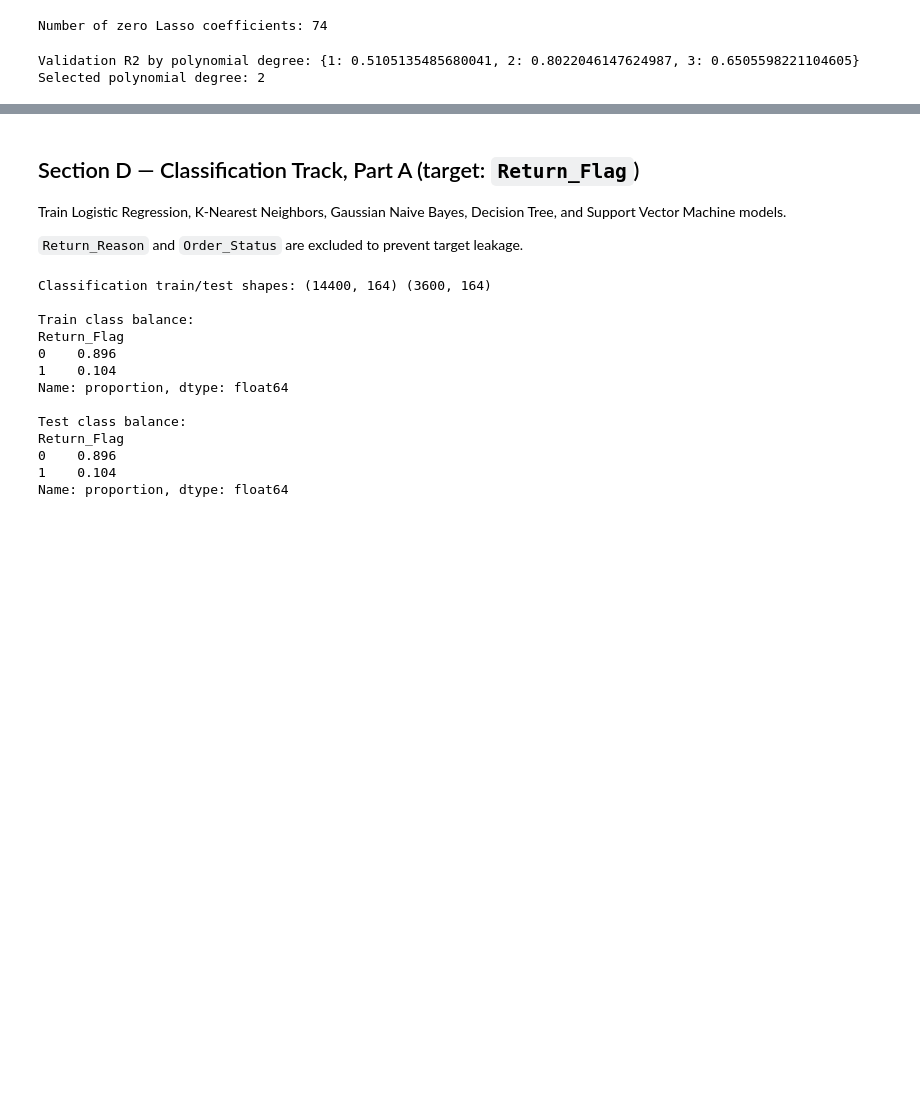
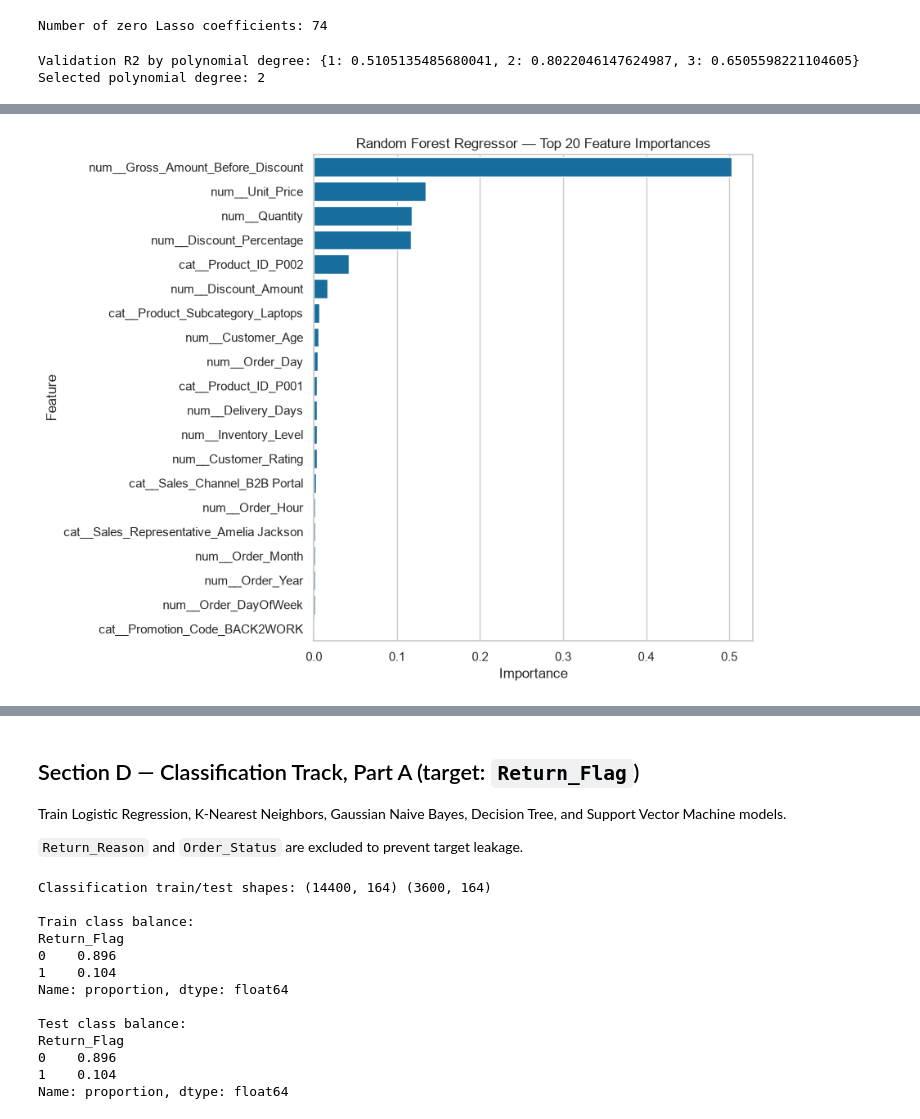
Before and after one commit to Ramjith821/RetailSalestest, a Jupyter notebook: Retail_store.ipynb, the cells around one changed output, grey strips where cells are left out. Saved outputs shown, nothing was run; the diff lists cells and outputs as text; code cells hidden in the pictures; blank space fills up the shorter version.

```diff
--- a/Retail_store.ipynb
+++ b/Retail_store.ipynb
@@ -685,0 +743,27 @@ fitted_models["KNN Regressor"] = m
+# %%
+# Tune Random Forest Regressor
+rf_grid = GridSearchCV(
+    estimator=RandomForestRegressor(random_state=RANDOM_STATE, n_jobs=-1),
+    param_grid={
+        "n_estimators": [100, 200],
+        "max_depth": [8, 12]
+    },
+    cv=3,
+    scoring="r2",
+    n_jobs=-1
+)
+rf_grid.fit(Xr_train_p, yr_train)
+
+rf_tuned_preds = rf_grid.predict(Xr_test_p)
+rf_tuned_r2 = r2_score(yr_test, rf_tuned_preds)
+
+baseline_rf_r2 = reg_results_df.loc[
+    reg_results_df["Model"] == "Random Forest Regressor", "R2"
+].iloc[0]
+
+print("Best Random Forest parameters:", rf_grid.best_params_)
+print(f"Baseline Random Forest R2: {baseline_rf_r2:.4f}")
+print(f"Tuned Random Forest R2:    {rf_tuned_r2:.4f}")
+print(f"Improvement:               {rf_tuned_r2 - baseline_rf_r2:+.4f}")
+
+fitted_models["Random Forest Regressor"] = rf_grid.best_estimator_
@@ -685,0 +857,17 @@ fitted_models["KNN Regressor"] = m
+# %%
+# Feature importance from the tuned Random Forest Regressor.
+rf_importances = pd.Series(
+    fitted_models["Random Forest Regressor"].feature_importances_,
+    index=reg_feature_names
+).sort_values(ascending=False).head(20)
+
+plt.figure(figsize=(9, 7))
+sns.barplot(x=rf_importances.values, y=rf_importances.index)
+plt.title("Random Forest Regressor — Top 20 Feature Importances")
+plt.xlabel("Importance")
+plt.ylabel("Feature")
+plt.tight_layout()
+plt.savefig("reg_rf_feature_importance.png", bbox_inches="tight")
+plt.show()
+# %% [output]
+[figure, added]
```
Also changed, not shown: parts of 10 cells of this notebook.
